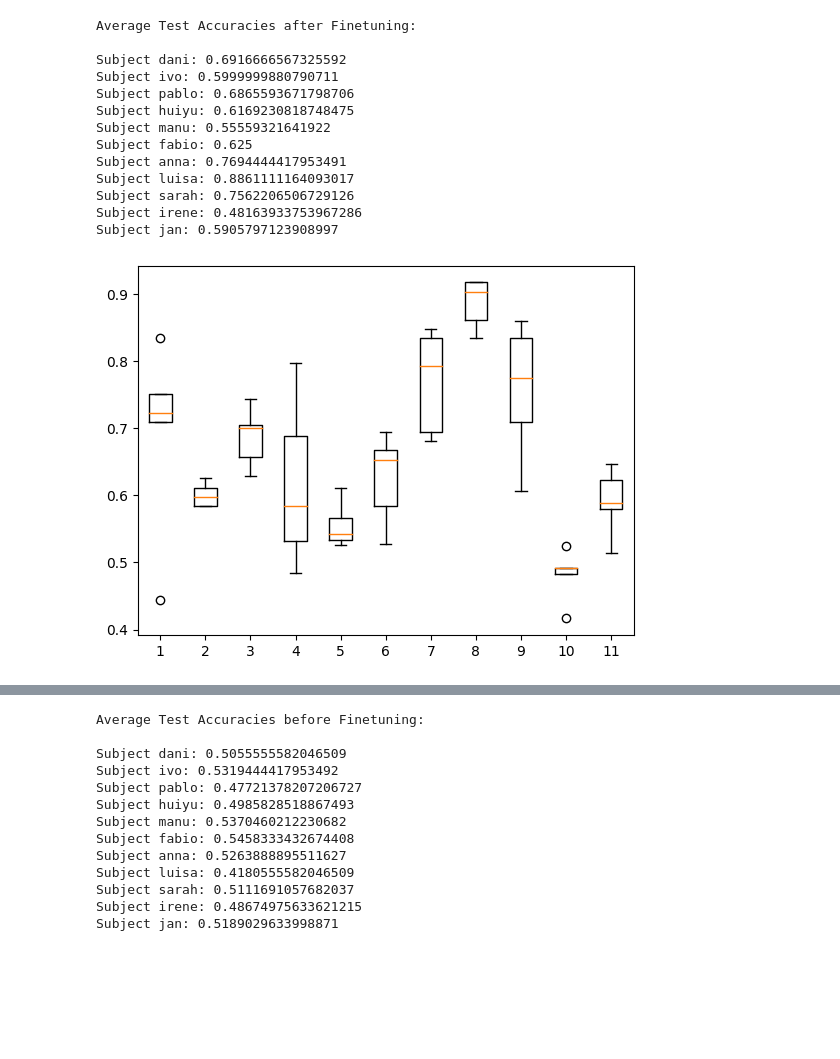
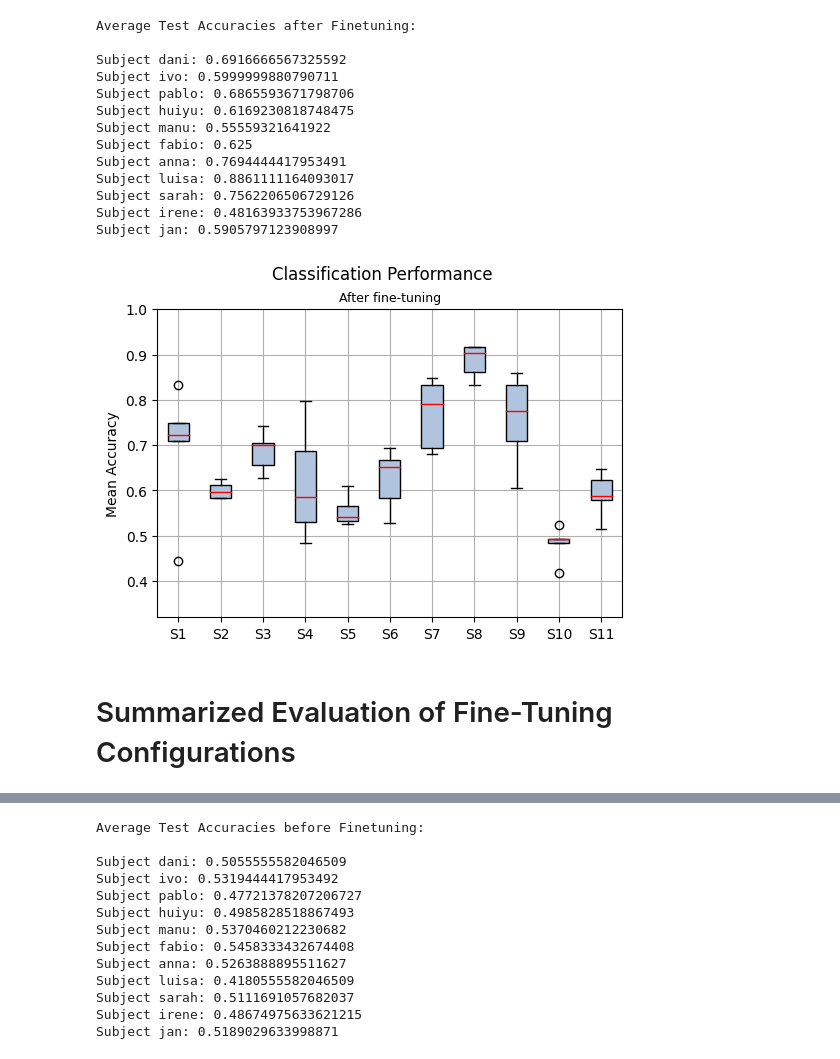
Before and after one commit to AnnaGr-Git/BCI_stroke_rehab, a Jupyter notebook: notebooks/Results_Evaluation.ipynb, the cells around one changed output, grey strips where cells are left out. Saved outputs shown, nothing was run; the diff lists cells and outputs as text; code cells hidden in the pictures; blank space fills up the shorter version.

Commit message:
Latest version of notebooks, minor changes for evaluation

```diff
--- a/notebooks/Results_Evaluation.ipynb
+++ b/notebooks/Results_Evaluation.ipynb
@@ -70,10 +102,10 @@ test_acc[test_subjects[0]]['NotTuned']
 # %%
 print("Average Test Accuracies before Finetuning:\n")
 
-data_subjects = []
+data_subjects_without = []
 for sub in test_subjects:
     acc = test_acc[sub]['NotTuned']
-    data_subjects.append(acc)
+    data_subjects_without.append(acc)
     print(f"Subject {sub}: {np.mean(acc)}")
 # %% [output]
 Average Test Accuracies before Finetuning:
@@ -169,6 +234,15 @@ Subject sarah: 0.8627151727676392
 Subject irene: 0.4944808602333069
 Subject jan: 0.5320119321346283
 # %%
-plt.boxplot(data_subjects)
-plt.show()
+fig, ax = plt.subplots(1,figsize=(6,4))
+bp = ax.boxplot(data_subjects, labels=["S1","S2","S3","S4","S5","S6","S7","S8","S9","S10","S11"], boxprops=dict(facecolor='lightsteelblue'),patch_artist=True)
+ax.set_ylim(0.28,1.0)
+
+for median in bp['medians']:
+    median.set_color('red')
+
+plt.title('After fine-tuning',fontsize=9)
+plt.suptitle("Classification Performance",fontsize=12, y=0.99)
+ax.set_ylabel('Mean Accuracy')
+plt.grid()
 # %% [output]
@@ -204,6 +280,15 @@ Subject sarah: 0.4760172128677368
 Subject irene: 0.4683060050010681
 Subject jan: 0.4823103129863739
 # %%
-plt.boxplot(data_subjects)
-plt.show()
+fig, ax = plt.subplots(1,figsize=(6,4))
+bp = ax.boxplot(data_subjects, labels=["S1","S2","S3","S4","S5","S6","S7","S8","S9","S10","S11"], boxprops=dict(facecolor='lightsteelblue'),patch_artist=True)
+ax.set_ylim(0.32,1.0)
+
+for median in bp['medians']:
+    median.set_color('red')
+
+plt.title('Before fine-tuning',fontsize=9)
+plt.suptitle("Classification Performance",fontsize=12, y=0.99)
+ax.set_ylabel('Mean Accuracy')
+plt.grid()
 # %% [output]
@@ -231,7 +318,16 @@ Subject sarah: 0.7562206506729126
 Subject irene: 0.48163933753967286
 Subject jan: 0.5905797123908997
 # %%
-plt.boxplot(data_subjects)
-plt.show()
+fig, ax = plt.subplots(1,figsize=(6,4))
+bp = ax.boxplot(data_subjects, labels=["S1","S2","S3","S4","S5","S6","S7","S8","S9","S10","S11"], boxprops=dict(facecolor='lightsteelblue'),patch_artist=True)
+ax.set_ylim(0.32,1.0)
+
+for median in bp['medians']:
+    median.set_color('red')
+
+plt.title('After fine-tuning',fontsize=9)
+plt.suptitle("Classification Performance",fontsize=12, y=0.99)
+ax.set_ylabel('Mean Accuracy')
+plt.grid()
 # %% [output]
-[figure, old version]
+[figure, new version]
@@ -237,0 +336,2 @@ plt.show()
+# %% [markdown]
+# Summarized Evaluation of Fine-Tuning Configurations
```
Also changed, not shown: parts of 61 cells of this notebook, 4 other files.
